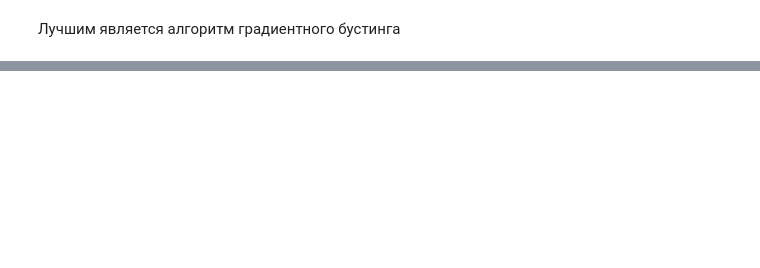
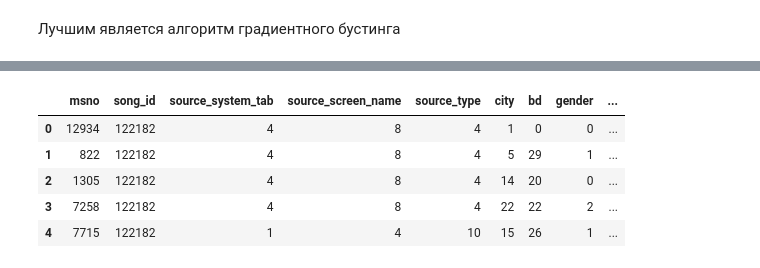
Before and after one commit to Kisponis/VK_music_prediction, a Jupyter notebook: main.ipynb, the cells around one changed output, grey strips where cells are left out. Saved outputs shown, nothing was run; the diff lists cells and outputs as text; code cells hidden in the pictures; blank space fills up the shorter version.

```diff
--- a/main.ipynb
+++ b/main.ipynb
@@ -127,0 +201,23 @@ Test NDCG@k -score: 0.5585292086080057
+# %%
+id_column = test_df["id"]
+test_df = test_df.drop(columns="id",axis= 1)
+categorical_features = test_df.select_dtypes(include='O').columns
+numeric_features = test_df.select_dtypes(include=(np.number)).columns
+for col in categorical_features:
+    test_df[col] = test_df[col].fillna('UnKnown')
+for col in numeric_features:
+    test_df[col] = test_df[col].interpolate(method='linear')
+
+X_test_processed = test_df.copy()
+
+for feature in categorical_features:
+    X_test_processed[feature] = label_encoder.fit_transform(test_df[feature])
+
+X_test_processed.head()
+# %% [output]
+|  | msno | song_id | source_system_tab | source_screen_name | source_type | city | bd | gender | ... |
+| 0 | 12934 | 122182 | 4 | 8 | 4 | 1 | 0 | 0 | ... |
+| 1 | 822 | 122182 | 4 | 8 | 4 | 5 | 29 | 1 | ... |
+| 2 | 1305 | 122182 | 4 | 8 | 4 | 14 | 20 | 0 | ... |
+| 3 | 7258 | 122182 | 4 | 8 | 4 | 22 | 22 | 2 | ... |
+| 4 | 7715 | 122182 | 1 | 4 | 10 | 15 | 26 | 1 | ... |
```
Also changed, not shown: parts of 18 cells of this notebook.
